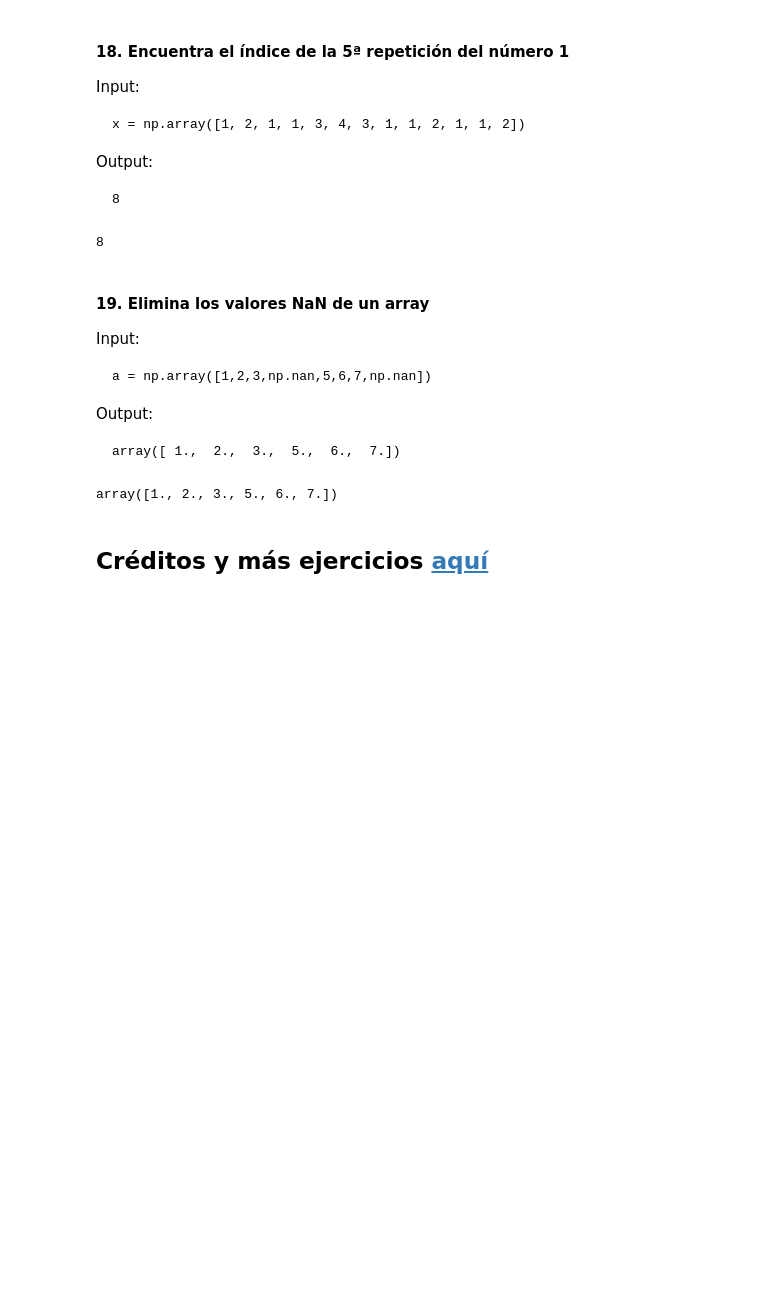
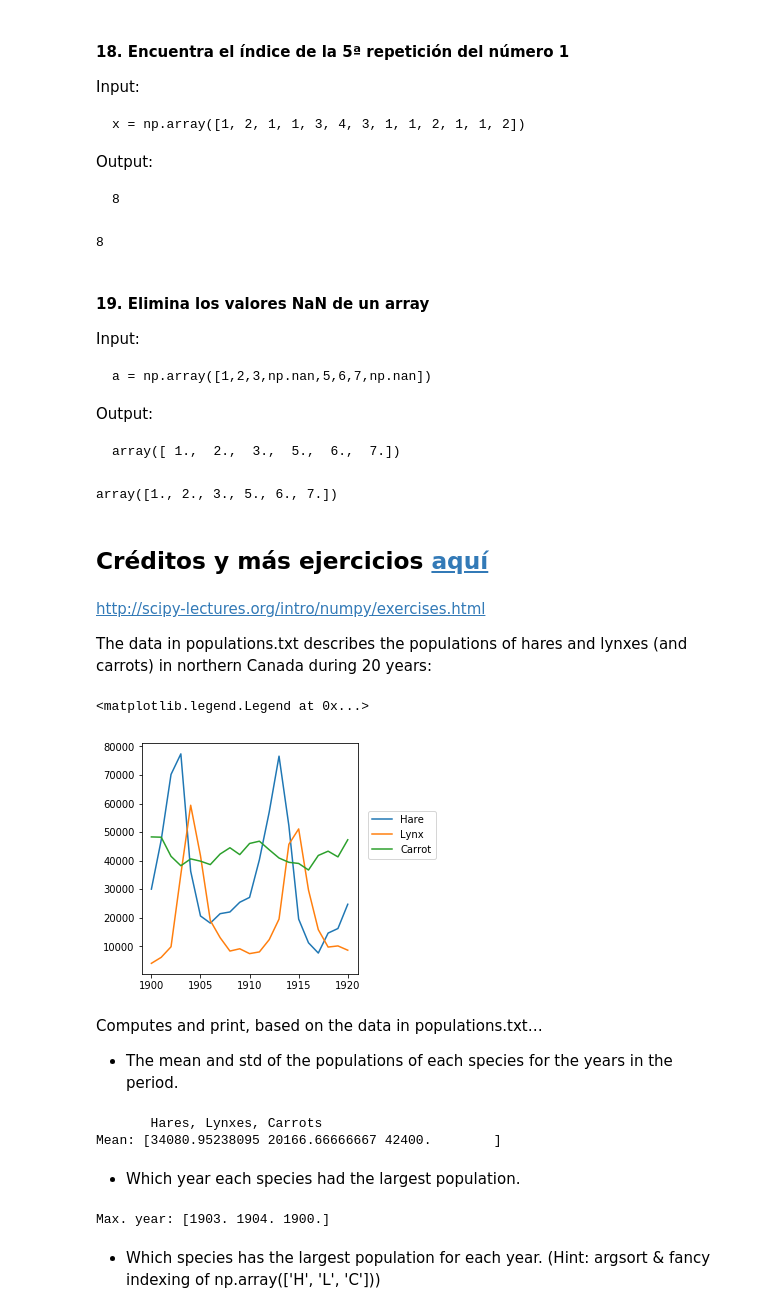
Before and after one commit to aliciapj/intro_ml_python, a Jupyter notebook: ejercicios/numpy_soluciones.ipynb, the cells around one changed output. Saved outputs shown, nothing was run; the diff lists cells and outputs as text; code cells hidden in the pictures; blank space fills up the shorter version.

```diff
--- a/ejercicios/numpy_soluciones.ipynb
+++ b/ejercicios/numpy_soluciones.ipynb
@@ -461,3 +461,44 @@ a[~np.isnan(a)]
 array([1., 2., 3., 5., 6., 7.])
 # %% [markdown]
 ## Créditos y más ejercicios [aquí](https://www.machinelearningplus.com/python/101-numpy-exercises-python/)
+# %% [markdown]
+http://scipy-lectures.org/intro/numpy/exercises.html
+
+The data in populations.txt describes the populations of hares and lynxes (and carrots) in northern Canada during 20 years:
+# %%
+data = np.loadtxt('../datasets/populations.txt')
+year, hares, lynxes, carrots = data.T  # trick: columns to variables
+
+import matplotlib.pyplot as plt
+plt.axes([0.2, 0.1, 0.5, 0.8])
+
+plt.plot(year, hares, year, lynxes, year, carrots)
+
+plt.legend(('Hare', 'Lynx', 'Carrot'), loc=(1.05, 0.5))
+# %% [output]
+<matplotlib.legend.Legend at 0x...>
+[figure, added]
+# %% [markdown]
+
+Computes and print, based on the data in populations.txt…
+
+- The mean and std of the populations of each species for the years in the period.
+# %%
+data = np.loadtxt('../datasets/populations.txt')
+year, hares, lynxes, carrots = data.T
+populations = data[:,1:]
+
+print("       Hares, Lynxes, Carrots")
+print("Mean:", populations.mean(axis=0))
+# %% [output]
+       Hares, Lynxes, Carrots
+Mean: [34080.95238095 20166.66666667 42400.        ]
+# %% [markdown]
+- Which year each species had the largest population.
+# %%
+j_max_years = np.argmax(populations, axis=0)
+print("Max. year:", year[j_max_years])
+# %% [output]
+Max. year: [1903. 1904. 1900.]
+# %% [markdown]
+- Which species has the largest population for each year. (Hint: argsort & fancy indexing of np.array(['H', 'L', 'C']))
```
Also changed, not shown: parts of 7 cells of this notebook, 27 other files.
